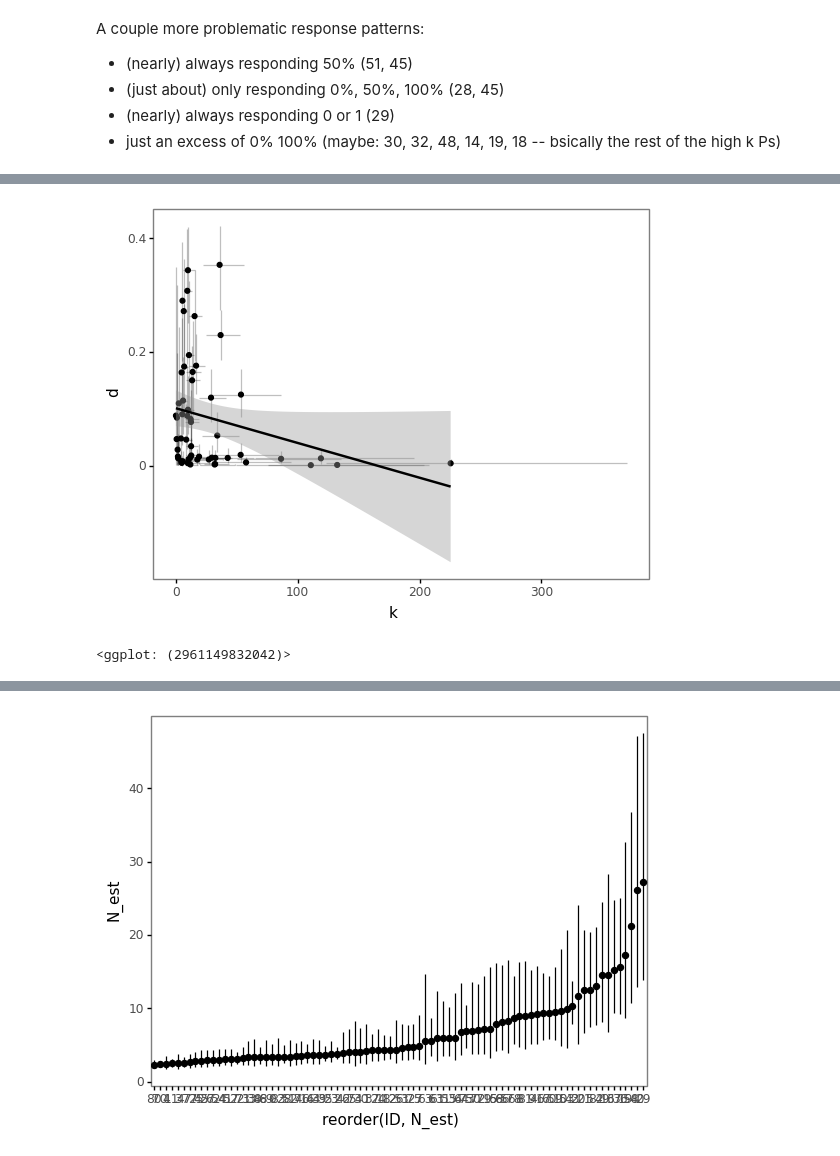
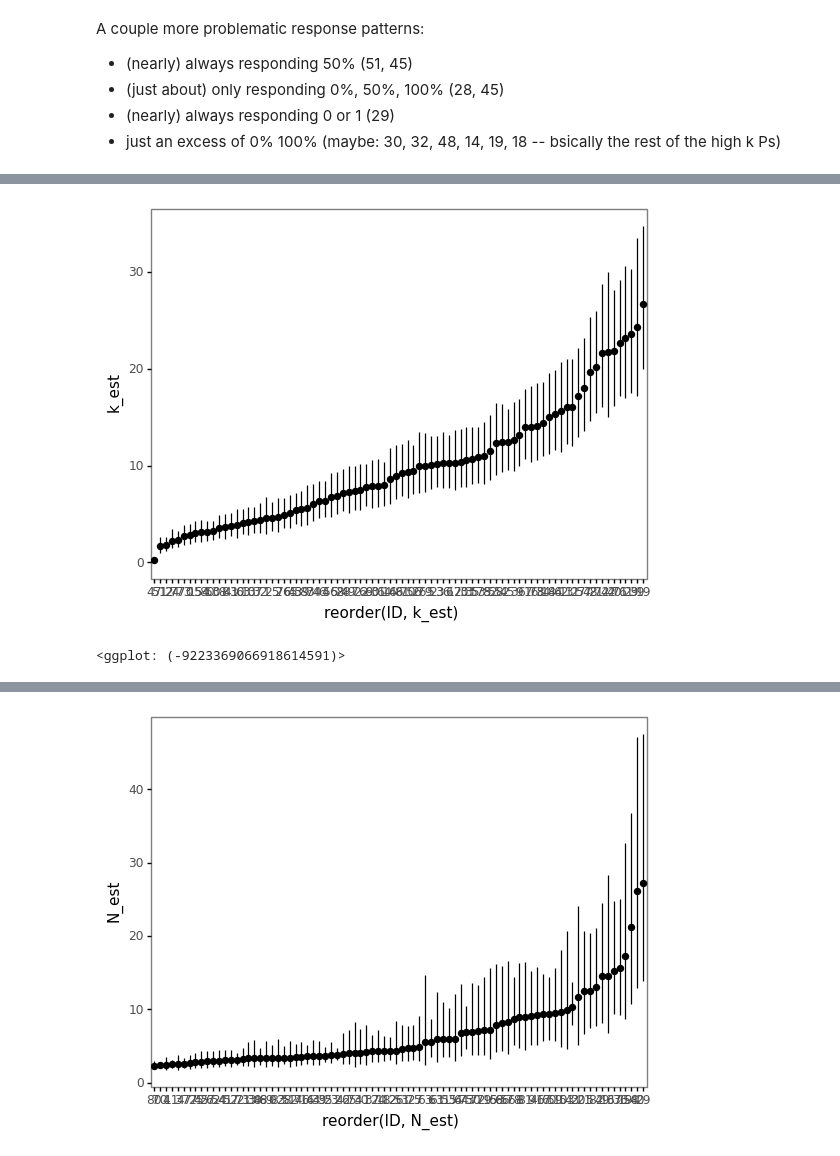
Before and after one commit to derekpowell/bayesian-sampler, a Jupyter notebook: fit-trial-models.ipynb, the cells around one changed output, grey strips where cells are left out. Cells and saved outputs as stored; diff of their text form; code cells hidden in the pictures.

```diff
--- a/fit-trial-models.ipynb
+++ b/fit-trial-models.ipynb
@@ -515,26 +710,23 @@ Per the plots below, estimates of $k$ fall between about 3 and 30 for experiment
 # %%
 (
-    posterior_ptn1 >>
+    posterior_ptn2 >>
     s.group_by(_.ID) >>
     s.summarize(
         k_est = _.k.mean(),
         k_ll = _.k.quantile(.05),
         k_ul = _.k.quantile(.95),
         d_est = _.d_subj.mean(),
         d_ll = _.d_subj.quantile(.05),
         d_ul = _.d_subj.quantile(.95)
     ) >>
-#     s.filter(_.k_est < 50.) >>
-    s.filter(_.ID!=51, _.ID!=45, _.ID!=29, _.ID!=28) >>
-    ggplot(aes(x="k_est", y="d_est")) +
-    geom_point() +
-    geom_errorbar(aes(ymin="d_ll", ymax="d_ul"), width=0., alpha=.25) +
-    geom_errorbarh(aes(xmin="k_ll", xmax="k_ul"), height=0, alpha=.25) +
-    geom_smooth(method="lm") +
-    labs(y="d", x="k") +
+#     s.filter(_.k_est > 50) >>
+#     s.filter(_.ID!=51, _.ID!=45, _.ID!=23, _.ID!=28, _.ID!=29) >>
+    ggplot(aes(x="reorder(ID, k_est)", y="k_est", ymin="k_ll", ymax="k_ul")) +
+    geom_pointrange() +
+#     xlim(0,8) +
     theme_bw() +
     theme(panel_grid = element_blank())
 )
 # %% [output]
-[figure, old version]
+[figure, new version]
-<ggplot: (2961149832042)>
+<ggplot: (-9223369066918614591)>
```
Also changed, not shown: parts of 35 cells of this notebook, 3 other files.
